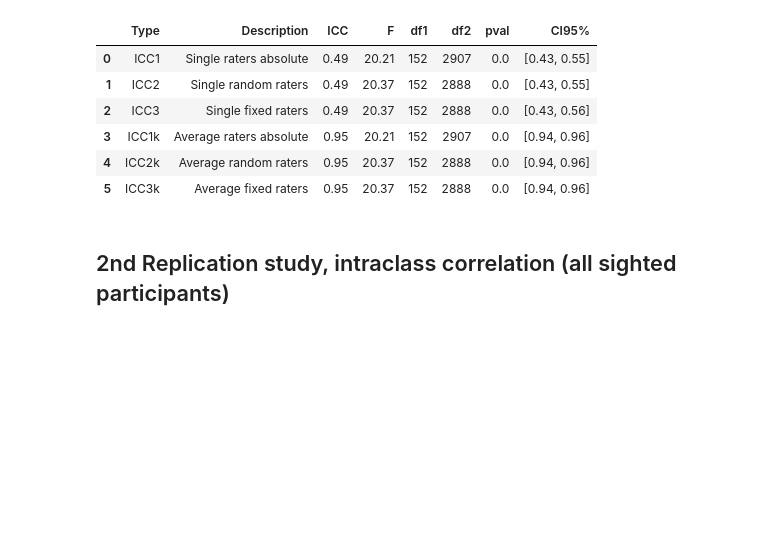
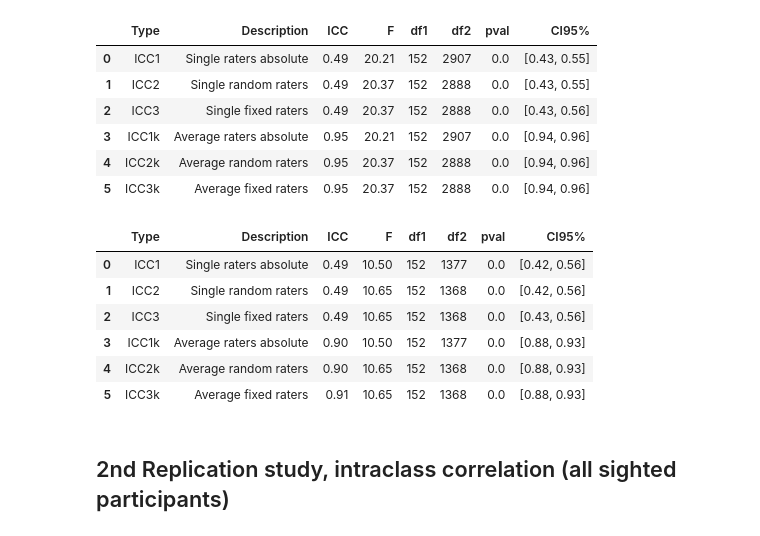
Before and after one commit to jvparidon/color-semantics, a Jupyter notebook: coca_icc_and_reading.ipynb, the cells around one changed output. Saved outputs shown, nothing was run; the diff lists cells and outputs as text; code cells hidden in the pictures; blank space fills up the shorter version.

```diff
--- a/coca_icc_and_reading.ipynb
+++ b/coca_icc_and_reading.ipynb
@@ -114,6 +133,22 @@ pg.intraclass_corr(df_joint[(df_joint['experiment'] == 'original') & (df_joint['
 | 3 | ICC1k | Average raters absolute | 0.95 | 20.21 | 152 | 2907 | 0.0 | [0.94, 0.96] |
 | 4 | ICC2k | Average random raters | 0.95 | 20.37 | 152 | 2888 | 0.0 | [0.94, 0.96] |
 | 5 | ICC3k | Average fixed raters | 0.95 | 20.37 | 152 | 2888 | 0.0 | [0.94, 0.96] |
+# %%
+# draw a random sample from the replication dataset
+df_rep = df_joint[(df_joint['experiment'] == 'original') & (df_joint['group'] == 'sighted')]
+random_pps = random.sample(list(df_rep['pp_id']), 12)
+pg.intraclass_corr(
+    df_rep[df_rep['pp_id'].isin(random_pps)],
+    targets='item', raters='pp_id', ratings='rating'
+).round(2)
+# %% [output]
+|  | Type | Description | ICC | F | df1 | df2 | pval | CI95% |
+| 0 | ICC1 | Single raters absolute | 0.49 | 10.50 | 152 | 1377 | 0.0 | [0.42, 0.56] |
+| 1 | ICC2 | Single random raters | 0.49 | 10.65 | 152 | 1368 | 0.0 | [0.42, 0.56] |
+| 2 | ICC3 | Single fixed raters | 0.49 | 10.65 | 152 | 1368 | 0.0 | [0.43, 0.56] |
+| 3 | ICC1k | Average raters absolute | 0.90 | 10.50 | 152 | 1377 | 0.0 | [0.88, 0.93] |
+| 4 | ICC2k | Average random raters | 0.90 | 10.65 | 152 | 1368 | 0.0 | [0.88, 0.93] |
+| 5 | ICC3k | Average fixed raters | 0.91 | 10.65 | 152 | 1368 | 0.0 | [0.88, 0.93] |
 # %% [markdown]
 ## 2nd Replication study, intraclass correlation (all sighted participants)
 # %%
```
Also changed, not shown: parts of 20 cells of this notebook, 52 other files.
